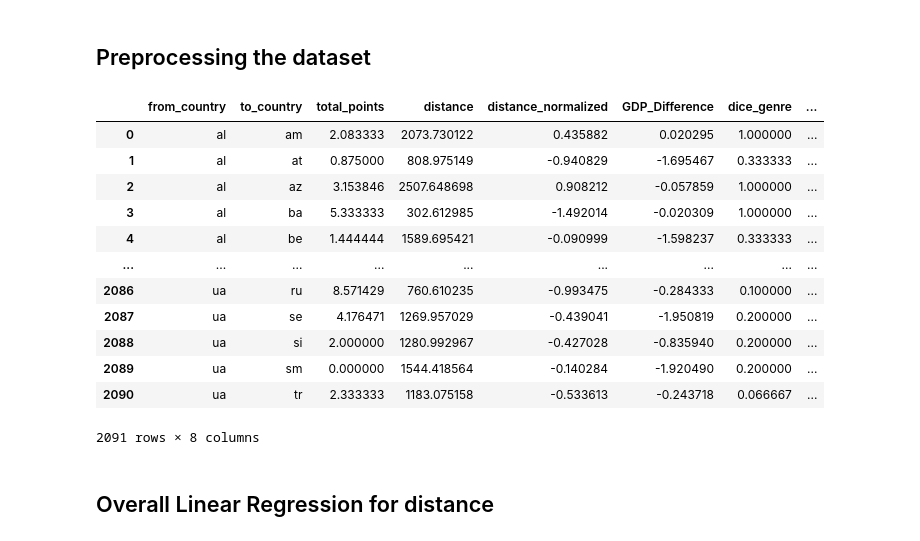
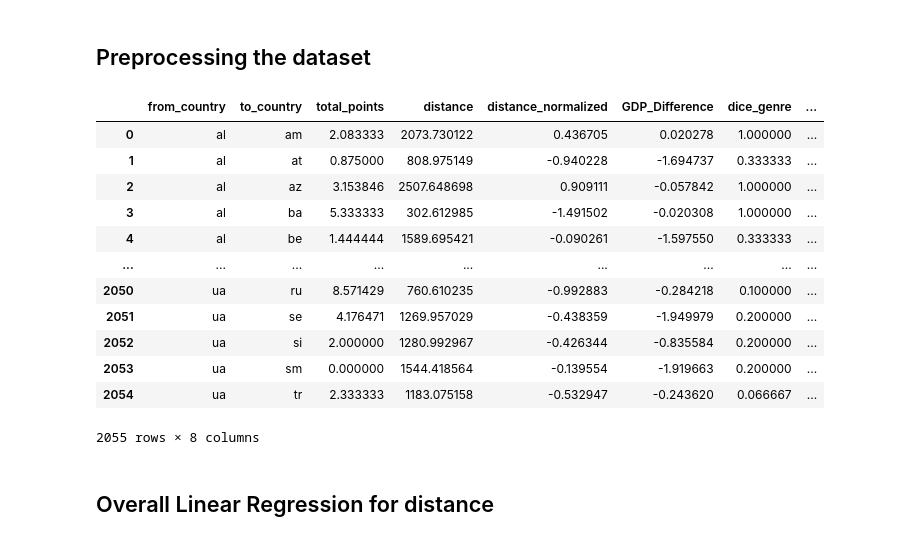
Before and after one commit to kluedemann/eurovision-voting-analysis, a Jupyter notebook: src/linear_regression.ipynb, the cells around one changed output. Drawn from its saved outputs; the diff is of its cells as text; code cells hidden in the pictures.

```diff
--- a/src/linear_regression.ipynb
+++ b/src/linear_regression.ipynb
@@ -22,52 +22,52 @@ data.head()
 # %% [markdown]
 ## Preprocessing the dataset
 # %%
-# IMPORTANT: No Australia and only Grand Final votes
+# IMPORTANT: No Australia, Morocco and only Grand Final votes
 
-data2 = data[(data["from_country"] != "au") & (data["to_country"] != "au") & (data["round"] == "final")].copy()
+data2 = data[(data["from_country"] != "au") & (data["to_country"] != "au") & (data["round"] == "final") & (data["from_country"] != "ma") & (data["to_country"] != "ma")].copy()
 
 columns_to_use = ["from_country", "to_country", "total_points", "distance","GDP per capita (current US$)_from", "GDP per capita (current US$)_to", "dice_genre", "dice_artists"]
 data2.replace("..",float("nan"),inplace=True)
 filtered_data = data2[columns_to_use].dropna()
 
 filtered_data["GDP per capita (current US$)_from"] = pd.to_numeric(filtered_data["GDP per capita (current US$)_from"], errors="coerce")
 filtered_data["GDP per capita (current US$)_to"] = pd.to_numeric(filtered_data["GDP per capita (current US$)_to"], errors="coerce")
 filtered_data["GDP_Difference"] = filtered_data["GDP per capita (current US$)_from"] - filtered_data["GDP per capita (current US$)_to"]
 
 filtered_data["GDP_Difference"] = (     # Normalize GDP
     filtered_data["GDP_Difference"] - filtered_data["GDP_Difference"].mean()
 ) / filtered_data["GDP_Difference"].std()
 
 filtered_data["distance_normalized"] = (    # Normalize distance
     filtered_data["distance"] - filtered_data["distance"].mean()
 ) / filtered_data["distance"].std()
 
 columns_to_use = ["from_country", "to_country", "total_points", "distance", "distance_normalized", "GDP_Difference", "dice_genre", "dice_artists"]
 filtered_data = filtered_data[columns_to_use]
 
 aggregated_data = filtered_data.groupby(["from_country", "to_country"], as_index = False).agg({
     "total_points": "mean",     # Average points awarded
     "distance": "mean",          # Distance
     "distance_normalized": "mean",
     "GDP_Difference": "mean",
     "dice_genre" : "mean",
     "dice_artists": "mean"
 })
 aggregated_data
 # %% [output]
 |  | from_country | to_country | total_points | distance | distance_normalized | GDP_Difference | dice_genre | ... |
-| 0 | al | am | 2.083333 | 2073.730122 | 0.435882 | 0.020295 | 1.000000 | ... |
-| 1 | al | at | 0.875000 | 808.975149 | -0.940829 | -1.695467 | 0.333333 | ... |
-| 2 | al | az | 3.153846 | 2507.648698 | 0.908212 | -0.057859 | 1.000000 | ... |
-| 3 | al | ba | 5.333333 | 302.612985 | -1.492014 | -0.020309 | 1.000000 | ... |
-| 4 | al | be | 1.444444 | 1589.695421 | -0.090999 | -1.598237 | 0.333333 | ... |
+| 0 | al | am | 2.083333 | 2073.730122 | 0.436705 | 0.020278 | 1.000000 | ... |
+| 1 | al | at | 0.875000 | 808.975149 | -0.940228 | -1.694737 | 0.333333 | ... |
+| 2 | al | az | 3.153846 | 2507.648698 | 0.909111 | -0.057842 | 1.000000 | ... |
+| 3 | al | ba | 5.333333 | 302.612985 | -1.491502 | -0.020308 | 1.000000 | ... |
+| 4 | al | be | 1.444444 | 1589.695421 | -0.090261 | -1.597550 | 0.333333 | ... |
 | ... | ... | ... | ... | ... | ... | ... | ... | ... |
-| 2086 | ua | ru | 8.571429 | 760.610235 | -0.993475 | -0.284333 | 0.100000 | ... |
-| 2087 | ua | se | 4.176471 | 1269.957029 | -0.439041 | -1.950819 | 0.200000 | ... |
-| 2088 | ua | si | 2.000000 | 1280.992967 | -0.427028 | -0.835940 | 0.200000 | ... |
-| 2089 | ua | sm | 0.000000 | 1544.418564 | -0.140284 | -1.920490 | 0.200000 | ... |
-| 2090 | ua | tr | 2.333333 | 1183.075158 | -0.533613 | -0.243718 | 0.066667 | ... |
+| 2050 | ua | ru | 8.571429 | 760.610235 | -0.992883 | -0.284218 | 0.100000 | ... |
+| 2051 | ua | se | 4.176471 | 1269.957029 | -0.438359 | -1.949979 | 0.200000 | ... |
+| 2052 | ua | si | 2.000000 | 1280.992967 | -0.426344 | -0.835584 | 0.200000 | ... |
+| 2053 | ua | sm | 0.000000 | 1544.418564 | -0.139554 | -1.919663 | 0.200000 | ... |
+| 2054 | ua | tr | 2.333333 | 1183.075158 | -0.532947 | -0.243620 | 0.066667 | ... |
-2091 rows × 8 columns
+2055 rows × 8 columns
 # %% [markdown]
 ## Overall Linear Regression for distance
 # %% [markdown]
```
Also changed, not shown: parts of 14 cells of this notebook, 50 other files.
